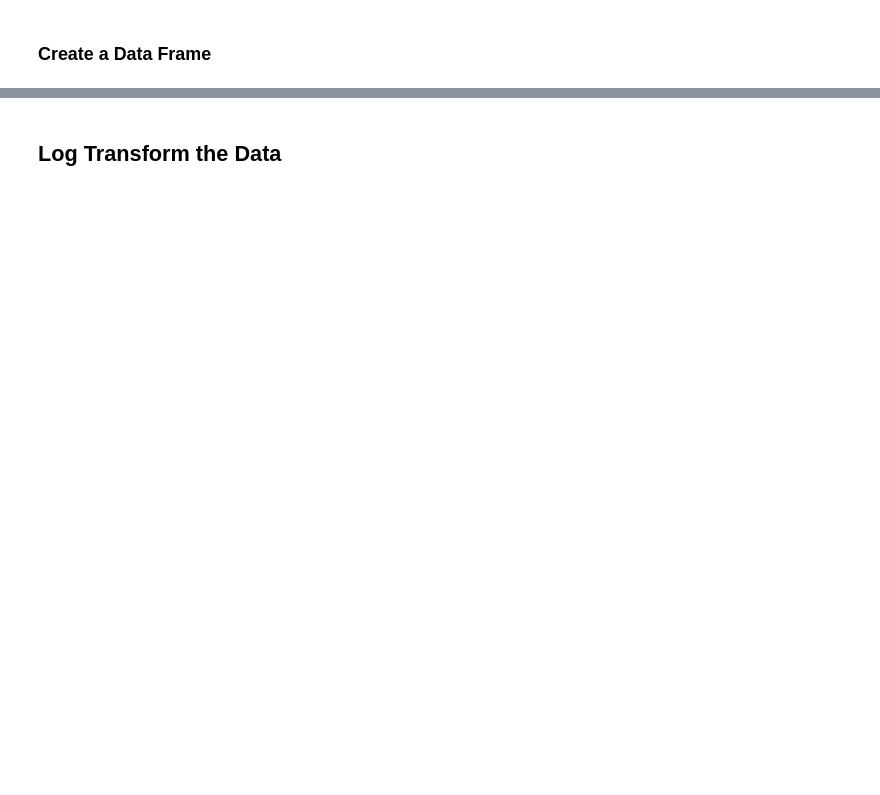
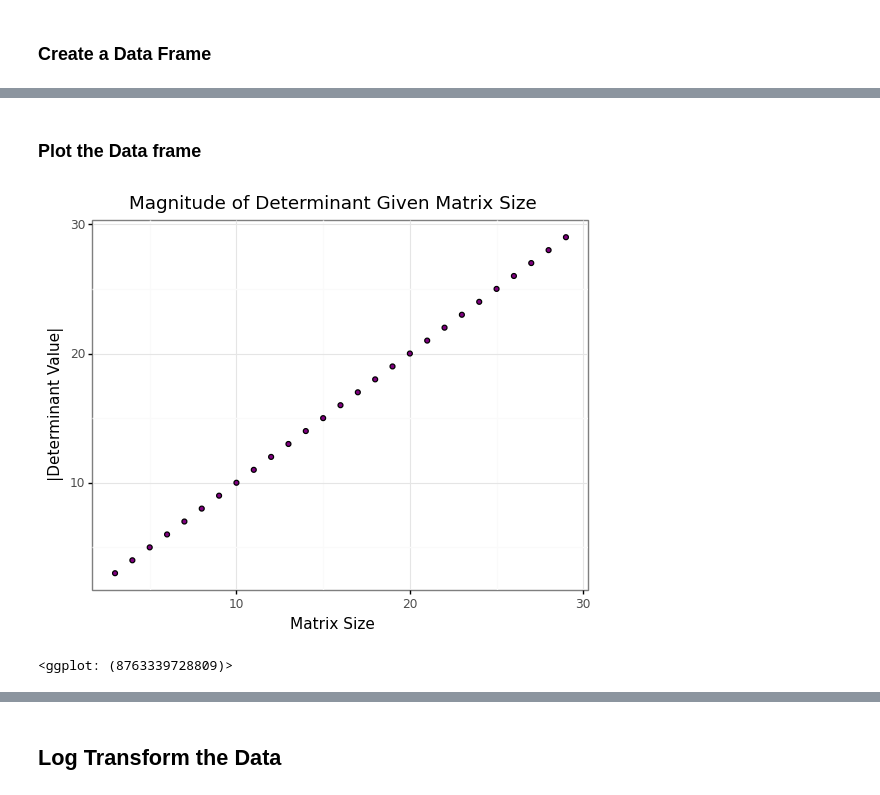
Before and after one commit to RyanGreenup/Python-Quant, a Jupyter notebook: Learning-Sympy/Matrix-Determinant.ipynb, the cells around one changed output, grey strips where cells are left out. Drawn from its saved outputs; the diff is of its cells as text; code cells hidden in the pictures; blank space fills up the shorter version.

```diff
--- a/Learning-Sympy/Matrix-Determinant.ipynb
+++ b/Learning-Sympy/Matrix-Determinant.ipynb
@@ -139,0 +149,17 @@ Matrix.Size      Determinant.Value
+# %% [markdown]
+### Plot the Data frame
+# %%
+from plotnine import *
+
+df_plot = df[3:]
+df_plot['Determinant.Value'] = df_plot.astype(float).round(1)
+
+(ggplot(df_plot, aes(x = 'Matrix.Size', y = 'Determinant.Value')) +
+    geom_point(fill = "Purple") +
+    theme_bw() +
+    labs(x = "Matrix Size", y = "|Determinant Value|") +
+    ggtitle('Magnitude of Determinant Given Matrix Size')
+)
+# %% [output]
+[figure, added]
+<ggplot: (8763339728809)>
```
Also changed, not shown: parts of 14 cells of this notebook.
